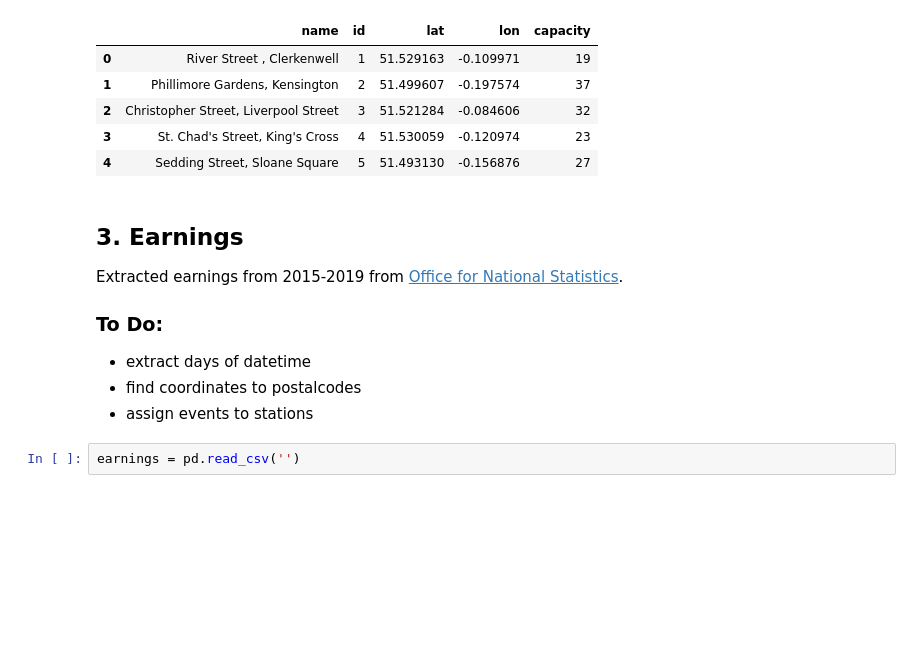
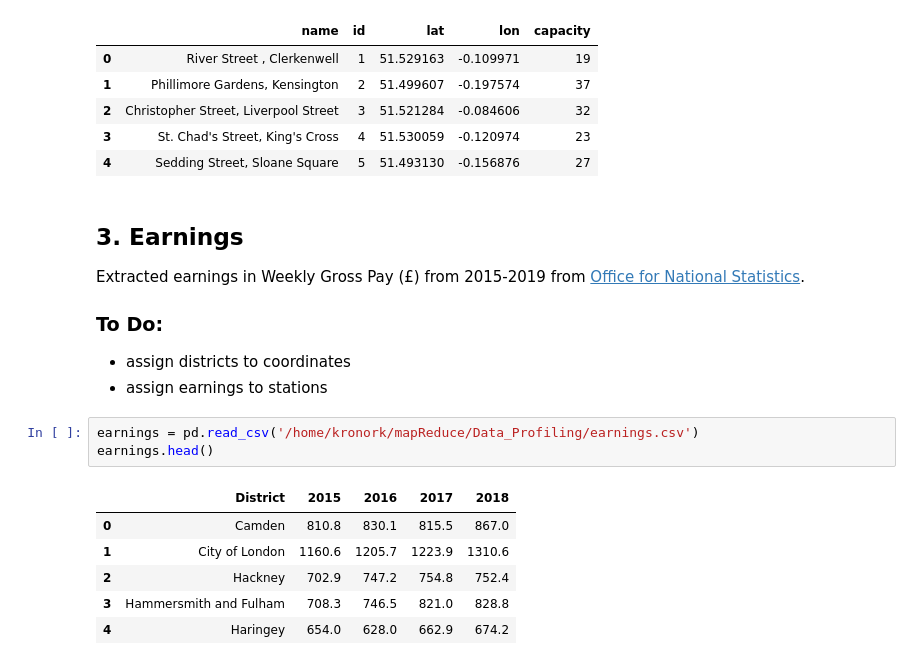
Before and after one commit to dataBikeHsUlm/MapReduce, a Jupyter notebook: Data_Profiling/AdditionalFeatures.ipynb, the cells around one changed output. Saved outputs shown, nothing was run; the diff lists cells and outputs as text; blank space fills up the shorter version.

```diff
--- a/Data_Profiling/AdditionalFeatures.ipynb
+++ b/Data_Profiling/AdditionalFeatures.ipynb
@@ -162,10 +191,17 @@ stations.head()
 | 4 | Sedding Street, Sloane Square | 5 | 51.493130 | -0.156876 | 27 |
 # %% [markdown]
 ## 3. Earnings
-Extracted earnings from 2015-2019 from [Office for National Statistics](https://www.ons.gov.uk/employmentandlabourmarket/peopleinwork/earningsandworkinghours/bulletins/annualsurveyofhoursandearnings/2016provisionalresults).</br>
+Extracted earnings in Weekly Gross Pay (£) from 2015-2019 from [Office for National Statistics](https://www.ons.gov.uk/employmentandlabourmarket/peopleinwork/earningsandworkinghours/bulletins/annualsurveyofhoursandearnings/2016provisionalresults).</br>
 ### To Do:
-* extract days of datetime
-* find coordinates to postalcodes
-* assign events to stations
+* assign districts to coordinates
+* assign earnings to stations
-# %%
-earnings = pd.read_csv('')
+# %%
+earnings = pd.read_csv('/home/kronork/mapReduce/Data_Profiling/earnings.csv')
+earnings.head()
+# %% [output]
+|  | District | 2015 | 2016 | 2017 | 2018 |
+| 0 | Camden | 810.8 | 830.1 | 815.5 | 867.0 |
+| 1 | City of London | 1160.6 | 1205.7 | 1223.9 | 1310.6 |
+| 2 | Hackney | 702.9 | 747.2 | 754.8 | 752.4 |
+| 3 | Hammersmith and Fulham | 708.3 | 746.5 | 821.0 | 828.8 |
+| 4 | Haringey | 654.0 | 628.0 | 662.9 | 674.2 |
```
Also changed, not shown: parts of 4 cells of this notebook, 8 other files.
